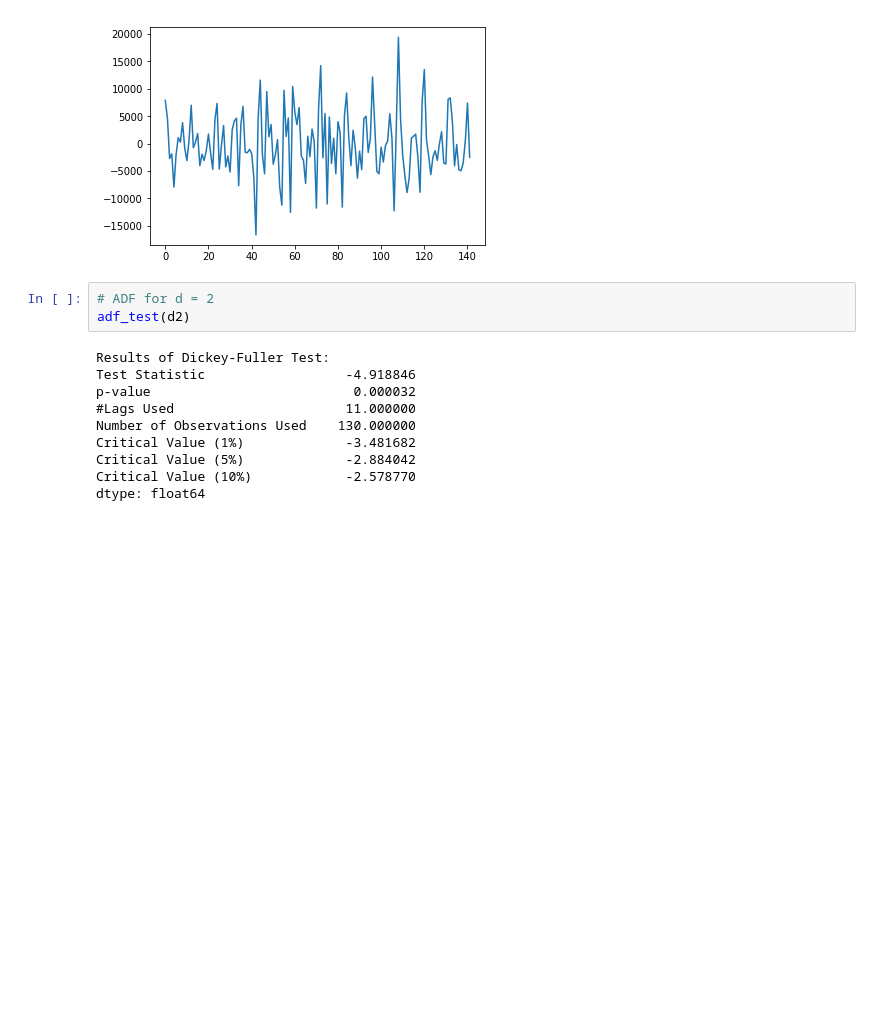
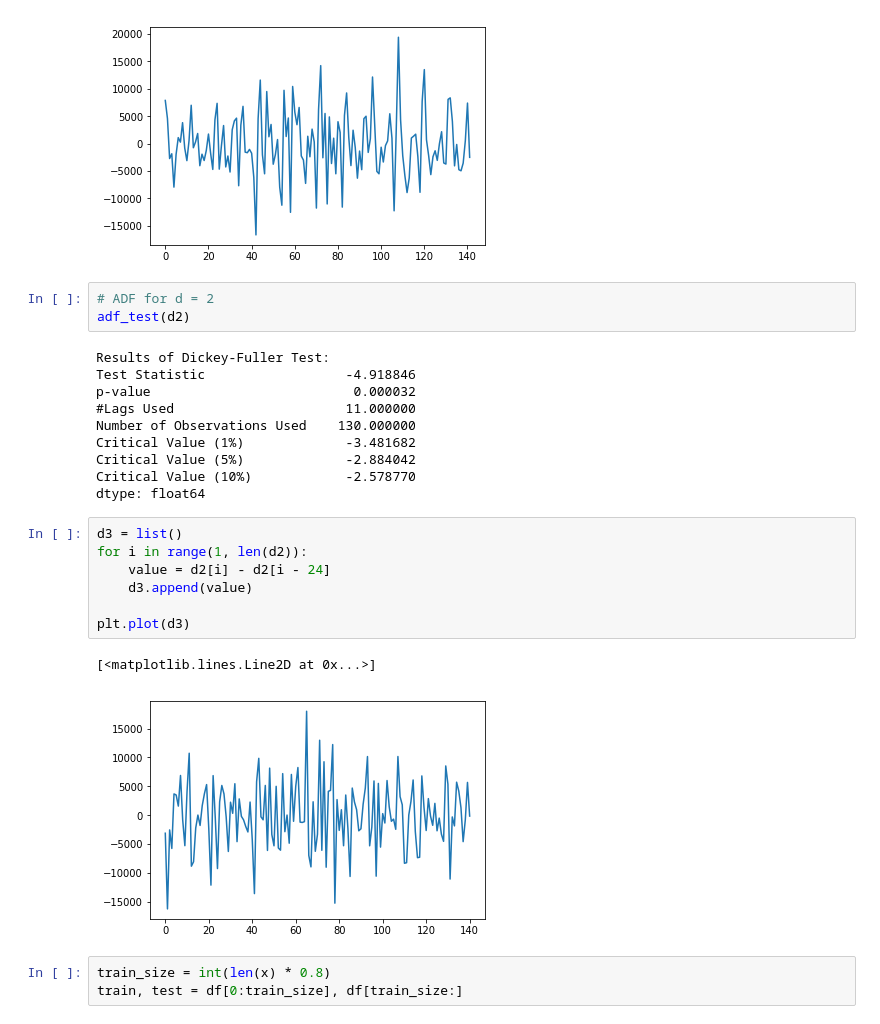
Before and after one commit to hannahlyon/ts-project, a Jupyter notebook: project.ipynb, the cells around one changed output. Drawn from its saved outputs; the diff is of its cells as text; blank space fills up the shorter version.

```diff
--- a/project.ipynb
+++ b/project.ipynb
@@ -116,5 +119,18 @@ Critical Value (1%)             -3.481682
 Critical Value (5%)             -2.884042
 Critical Value (10%)            -2.578770
 dtype: float64
+# %%
+d3 = list()
+for i in range(1, len(d2)):
+    value = d2[i] - d2[i - 24]
+    d3.append(value)
+
+plt.plot(d3)
+# %% [output]
+[<matplotlib.lines.Line2D at 0x...>]
+[figure, added]
+# %%
+train_size = int(len(x) * 0.8)
+train, test = df[0:train_size], df[train_size:]
 # %%
 model = pm.auto_arima(x, start_p=1, start_q=1,
```
Also changed, not shown: parts of 13 cells of this notebook.
